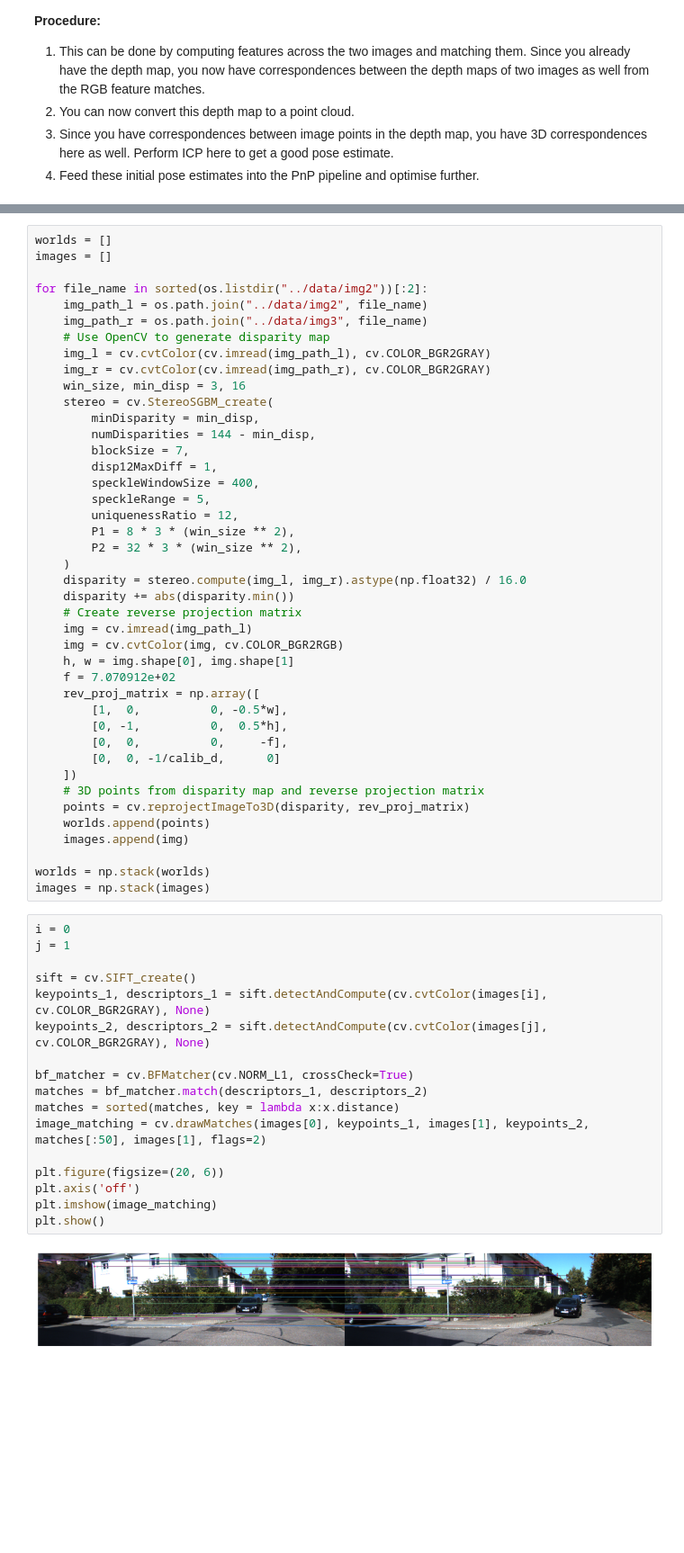
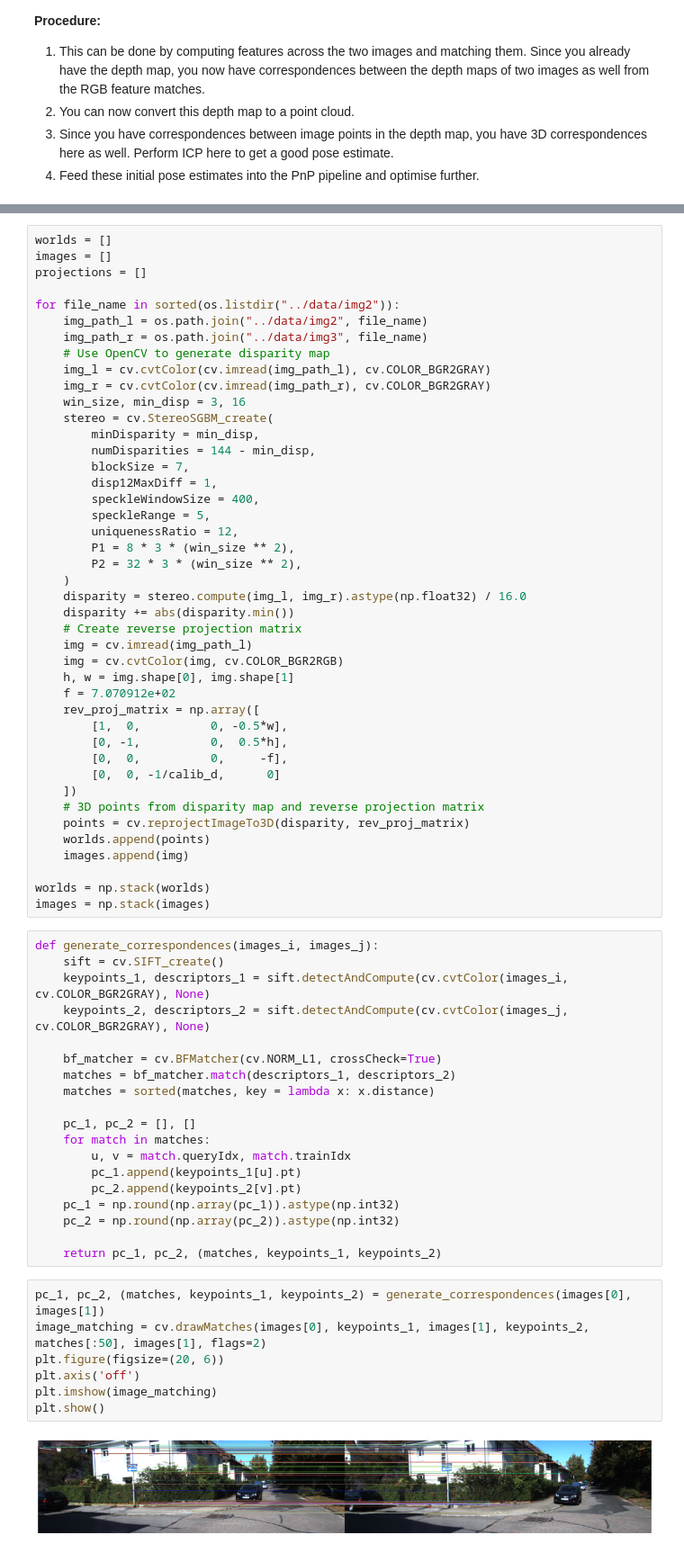
Before and after one commit to AnimeshSinha1309/robotics-assignments, a Jupyter notebook: project_2/questions/StereoSLAM.ipynb, the cells around one changed output, grey strips where cells are left out. Shown at 90% size. Drawn from its saved outputs; the diff is of its cells as text; blank space fills up the shorter version.

Commit message:
Project 2: First completion
Everything is done, some small bugs and rewrites left.

```diff
--- a/project_2/questions/StereoSLAM.ipynb
+++ b/project_2/questions/StereoSLAM.ipynb
@@ -229,8 +228,9 @@ In part 1, you used the ground truth pose for registration. Here, try to estimat
 # %%
 worlds = []
 images = []
+projections = []
 
-for file_name in sorted(os.listdir("../data/img2"))[:2]:
+for file_name in sorted(os.listdir("../data/img2")):
     img_path_l = os.path.join("../data/img2", file_name)
     img_path_r = os.path.join("../data/img3", file_name)
     # Use OpenCV to generate disparity map
@@ -268,22 +268,31 @@ for file_name in sorted(os.listdir("../data/img2"))[:2]:
 
 worlds = np.stack(worlds)
 images = np.stack(images)
+# %%
+def generate_correspondences(images_i, images_j):
+    sift = cv.SIFT_create()
+    keypoints_1, descriptors_1 = sift.detectAndCompute(cv.cvtColor(images_i, cv.COLOR_BGR2GRAY), None)
+    keypoints_2, descriptors_2 = sift.detectAndCompute(cv.cvtColor(images_j, cv.COLOR_BGR2GRAY), None)
+
+    bf_matcher = cv.BFMatcher(cv.NORM_L1, crossCheck=True)
+    matches = bf_matcher.match(descriptors_1, descriptors_2)
+    matches = sorted(matches, key = lambda x: x.distance)
+
+    pc_1, pc_2 = [], []
+    for match in matches:
+        u, v = match.queryIdx, match.trainIdx
+        pc_1.append(keypoints_1[u].pt)
+        pc_2.append(keypoints_2[v].pt)
+    pc_1 = np.round(np.array(pc_1)).astype(np.int32)
+    pc_2 = np.round(np.array(pc_2)).astype(np.int32)
+
+    return pc_1, pc_2, (matches, keypoints_1, keypoints_2)
 # %%
-i = 0
-j = 1
-
-sift = cv.SIFT_create()
-keypoints_1, descriptors_1 = sift.detectAndCompute(cv.cvtColor(images[i], cv.COLOR_BGR2GRAY), None)
-keypoints_2, descriptors_2 = sift.detectAndCompute(cv.cvtColor(images[j], cv.COLOR_BGR2GRAY), None)
-
-bf_matcher = cv.BFMatcher(cv.NORM_L1, crossCheck=True)
-matches = bf_matcher.match(descriptors_1, descriptors_2)
-matches = sorted(matches, key = lambda x:x.distance)
+pc_1, pc_2, (matches, keypoints_1, keypoints_2) = generate_correspondences(images[0], images[1])
 image_matching = cv.drawMatches(images[0], keypoints_1, images[1], keypoints_2, matches[:50], images[1], flags=2)
-
 plt.figure(figsize=(20, 6))
 plt.axis('off')
 plt.imshow(image_matching)
 plt.show()
 # %% [output]
-[figure, old version]
+[figure, new version]
```
Also changed, not shown: parts of 13 cells of this notebook, 4 other files.
